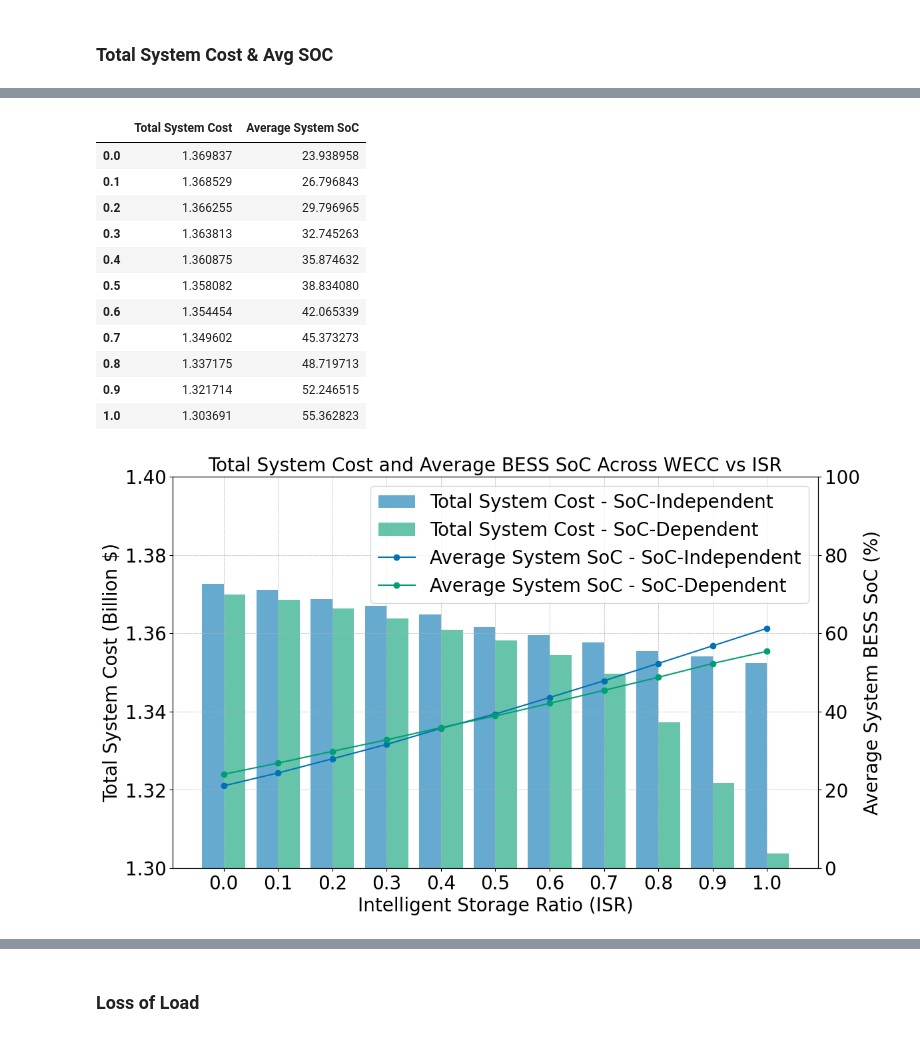
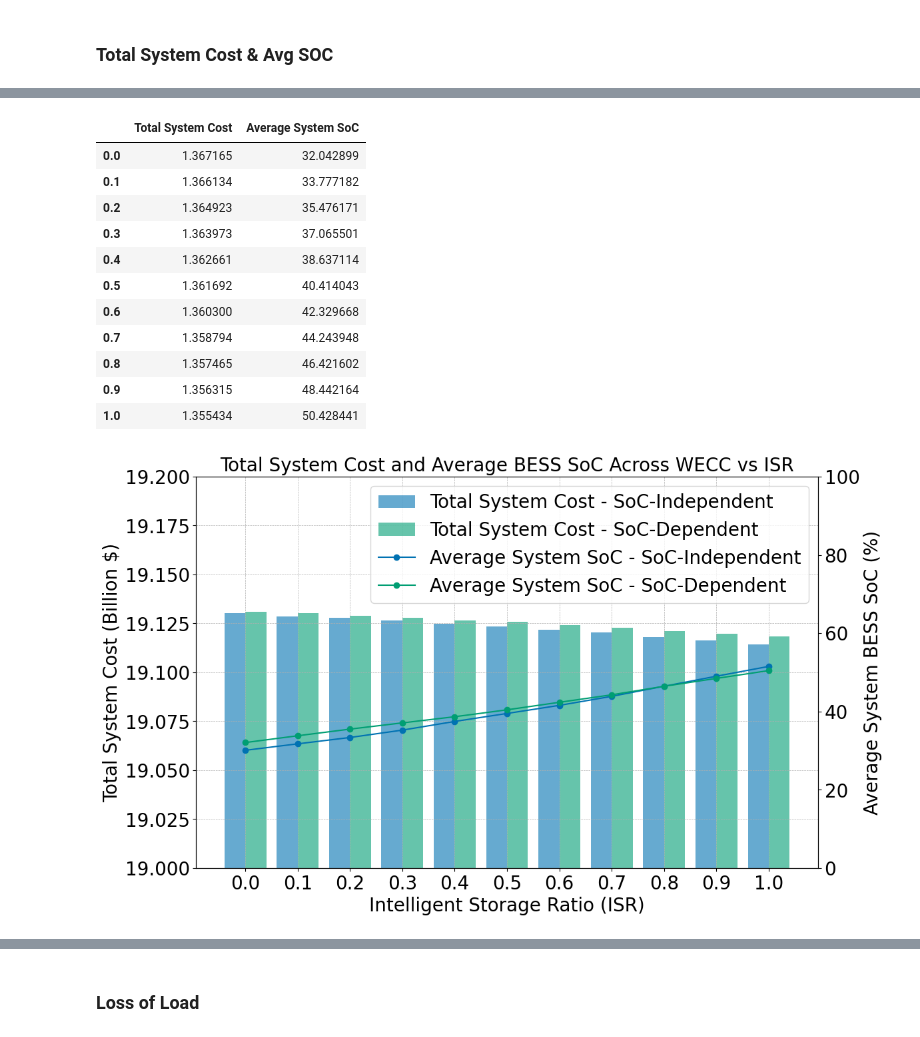
Before and after one commit to niklauskun/STESTS, a Jupyter notebook: Diagnose.ipynb, the cells around one changed output, grey strips where cells are left out. Saved outputs shown, nothing was run; the diff lists cells and outputs as text; code cells hidden in the pictures.

```diff
--- a/Diagnose.ipynb
+++ b/Diagnose.ipynb
@@ -13,12 +13,13 @@ eta = 0.9
 # case_template = 'Strategic/VOLL5GWLinear/2022/UC25ED1_Strategic_true_ratio{}_Seg1_BAW0_MC20.0_hetefalse'
 # case_template = 'Strategic/PriceCap/2022_ED1_Strategic_true_FORB_true_ratio{}_Seg1_BAW0_Fuel2.0_NLC1.2_Error0.25NegativeRenew_1.0-2.0-2.0-2.0-2.0'
 # case_template = 'Strategic/Exp1.2/2022/ED1_Strategic_true_FORB_true_ratio{}_Seg5_BAW0_1.0-2.0-2.0-2.0-2.0'
-# case_template = 'Strategic/Cases/20GW/ED1_Strategic_true_FORB_true_ratio{}_Seg1_BAW0_BSESCbid0.5'
+case_template = 'Strategic/5GW_C/ED1_Strategic_true_FORB_true_ratio{}_Seg1_BAW0_BSESCbid0.5'
 # case_template = 'Strategic/9000VOLL/ED1_Strategic_true_FORB_true_ratio{}_Seg1_BAW0_BSESCbid0.5_LDESRatio_1.0_LDESDur_4'
-case_template = 'Strategic/9000VOLL/5GW_ED1_Strategic_true_FORB_true_ratio{}_Seg1'
+# case_template = 'Strategic/2000PC0.0/5GW_ED1_Strategic_true_FORB_true_ratio{}_Seg5'
 
 
 ratios = [round(i * 0.1, 1) for i in range(11)]
+
 # ratios = [round(i * 0.2, 1) for i in range(6)]
 
 ### For random bidding model seletction
@@ -135,13 +136,13 @@ plt.show()
 # %% [markdown]
 ### Total System Cost & Avg SOC
 # %%
-# case_template = 'Strategic/Cases/5GW/ED1_Strategic_true_FORB_true_ratio{}_Seg1_BAW0_BSESCbid0.5'
+case_template = 'Strategic/5GW_C/ED1_Strategic_true_FORB_true_ratio{}_Seg1_BAW0_BSESCbid0.5'
 # case_template = 'Strategic/9000VOLL/ED1_Strategic_true_FORB_true_ratio{}_Seg1_BAW0_BSESCbid0.5_LDESRatio_1.0_LDESDur_4'
-case_template = 'Strategic/9000VOLL/5GW_ED1_Strategic_true_FORB_true_ratio{}_Seg1'
+# case_template = 'Strategic/2000PC/5GW_ED1_Strategic_true_FORB_true_ratio{}_Seg5'
+# ratios = [0.0]
 
 
 ratios = [round(i * 0.1, 1) for i in range(11)]
-# ratios = [round(i * 0.2, 1) for i in range(6)]
 Capacity = 19573.6
 # Capacity = 39930.144
 # Capacity = 59895.216
@@ -154,6 +155,9 @@ for ratio in ratios:
     try:
         # Read the CSV file for the current case
         cost = pd.read_csv(f'output/{case}/EDcost.csv', header=None)
+        ESD = pd.read_csv('output/'+case+'/EDESD.csv',header=None)
+        ESC = pd.read_csv('output/'+case+'/EDESC.csv',header=None)
+        price = pd.read_csv('output/'+case+'/EDprice.csv',header=None)
         SOC = pd.read_csv(f'output/{case}/EDSOCini.csv', header=None)
     except FileNotFoundError:
         print(f"File for case {case} not found.")
@@ -210,7 +229,7 @@ total_system_costs_df
 # %%
-# case_template = 'Strategic/5GW_C/ED1_Strategic_true_FORB_true_ratio{}_Seg5_BAW0_BSESCbid0.5'
+case_template = 'Strategic/5GW_C/ED1_Strategic_true_FORB_true_ratio{}_Seg5_BAW0_BSESCbid0.5'
 # case_template = 'Strategic/9000VOLL/ED1_Strategic_true_FORB_true_ratio{}_Seg5_BAW0_BSESCbid0.5_LDESRatio_1.0_LDESDur_4'
-case_template = 'Strategic/9000VOLL/5GW_ED1_Strategic_true_FORB_true_ratio{}_Seg5'
+# case_template = 'Strategic/2000PC0.0/5GW_ED1_Strategic_true_FORB_true_ratio{}_Seg1'
 
 
 ratios = [round(i * 0.1, 1) for i in range(11)]
@@ -222,6 +241,9 @@ for ratio in ratios:
     try:
         # Read the CSV file for the current case
         cost = pd.read_csv(f'output/{case}/EDcost.csv', header=None)
+        ESD = pd.read_csv('output/'+case+'/EDESD.csv',header=None)
+        ESC = pd.read_csv('output/'+case+'/EDESC.csv',header=None)
+        price = pd.read_csv('output/'+case+'/EDprice.csv',header=None)
         SOC = pd.read_csv(f'output/{case}/EDSOCini.csv', header=None)
     except FileNotFoundError:
         print(f"File for case {case} not found.")
@@ -264,17 +286,17 @@ total_system_costs_df2.index = ratios
 total_system_costs_df2
 # %% [output]
 |  | Total System Cost | Average System SoC |
-| 0.0 | 1.369837 | 23.938958 |
-| 0.1 | 1.368529 | 26.796843 |
-| 0.2 | 1.366255 | 29.796965 |
-| 0.3 | 1.363813 | 32.745263 |
-| 0.4 | 1.360875 | 35.874632 |
-| 0.5 | 1.358082 | 38.834080 |
-| 0.6 | 1.354454 | 42.065339 |
-| 0.7 | 1.349602 | 45.373273 |
-| 0.8 | 1.337175 | 48.719713 |
-| 0.9 | 1.321714 | 52.246515 |
-| 1.0 | 1.303691 | 55.362823 |
+| 0.0 | 1.367165 | 32.042899 |
+| 0.1 | 1.366134 | 33.777182 |
+| 0.2 | 1.364923 | 35.476171 |
+| 0.3 | 1.363973 | 37.065501 |
+| 0.4 | 1.362661 | 38.637114 |
+| 0.5 | 1.361692 | 40.414043 |
+| 0.6 | 1.360300 | 42.329668 |
+| 0.7 | 1.358794 | 44.243948 |
+| 0.8 | 1.357465 | 46.421602 |
+| 0.9 | 1.356315 | 48.442164 |
+| 1.0 | 1.355434 | 50.428441 |
 # %%
 # Define ratios (x-axis values)
 ratios = [round(i * 0.1, 1) for i in range(11)]
@@ -306,34 +328,34 @@ bar2 = ax1.bar(bar_positions2, total_system_costs_df2['Total System Cost'], widt
 ax1.tick_params(axis='y', labelsize=20)
 ax1.tick_params(axis='x', labelsize=20)
 ax1.grid(True, which='both', linestyle='--', linewidth=0.5)
-ax1.set_ylim([1.30, 1.40])
+ax1.set_ylim([19.0, 19.2])
 
 # Instantiate a second y-axis for percentage reduction
 ax2 = ax1.twinx()
 ax2.set_ylabel('Average System BESS SoC (%)', fontsize=20)
 
 # Plot percentage reductions
 line1, = ax2.plot(bar_positions1 + bar_width / 2, total_system_costs_df['Average System SoC'], '-o', color=color1, label='Average System SoC - SoC-Independent')
 line2, = ax2.plot(bar_positions1 + bar_width / 2, total_system_costs_df2['Average System SoC'], '-o', color=color2, label='Average System SoC - SoC-Dependent')
 # line1, = ax2.plot(bar_positions1 + bar_width / 2, total_system_costs_df['Average BS-ES SoC'], '-o', color=color1, label='Average BS-ES SoC - SoC-Independent')
 # line2, = ax2.plot(bar_positions1 + bar_width / 2, total_system_costs_df2['Average BS-ES SoC'], '-o', color=color2, label='Average BS-ES SoC - SoC-Dependent')
 # line3, = ax2.plot(bar_positions1 + bar_width / 2, total_system_costs_df['Average AI-ES SoC'], '-s', color=color1, label='Average AI-ES SoC - SoC-Independent')
 # line4, = ax2.plot(bar_positions1 + bar_width / 2, total_system_costs_df2['Average AI-ES SoC'], '-s', color=color2, label='Average AI-ES SoC - SoC-Dependent')
 ax2.tick_params(axis='y', labelsize=20)
 ax2.set_ylim([0,100])
 
 # Set x-axis ticks to be in the middle of the grouped bars
 ax1.set_xticks(bar_positions1 + bar_width / 2)
 ax1.set_xticklabels(ratios, fontsize=20)
 
 # Combine legends from both axes
 lines = [line1, line2]
 # lines = [line1, line2, line3, line4]
 bars = [bar1, bar2]
 ax1.legend(bars + lines, [bar.get_label() for bar in bars] + [line.get_label() for line in lines], loc='upper right', fontsize=20)
 
 fig.tight_layout()
 plt.title('Total System Cost and Average BESS SoC Across WECC vs ISR', fontsize=20)
 plt.show()
 # %% [output]
-[figure, old version]
+[figure, new version]
```
Also changed, not shown: parts of 15 cells of this notebook, 14 other files.
